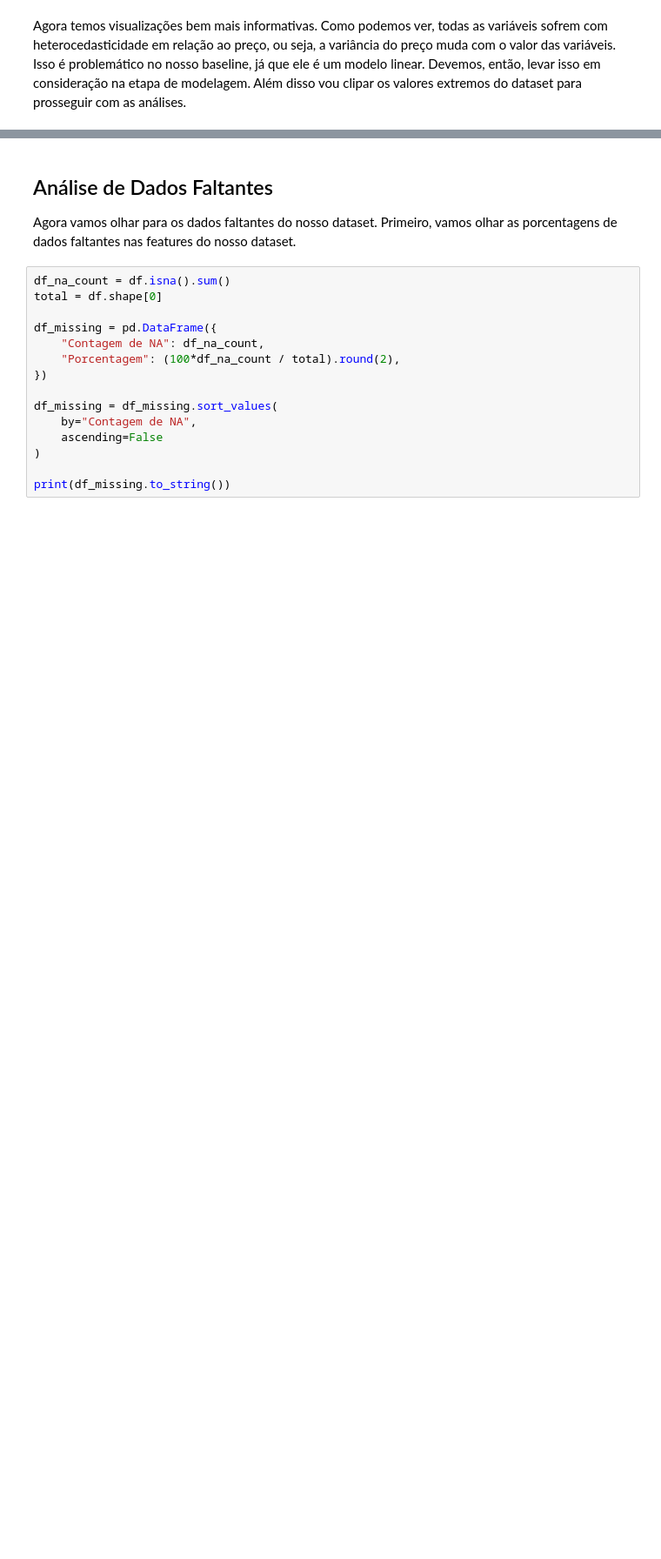
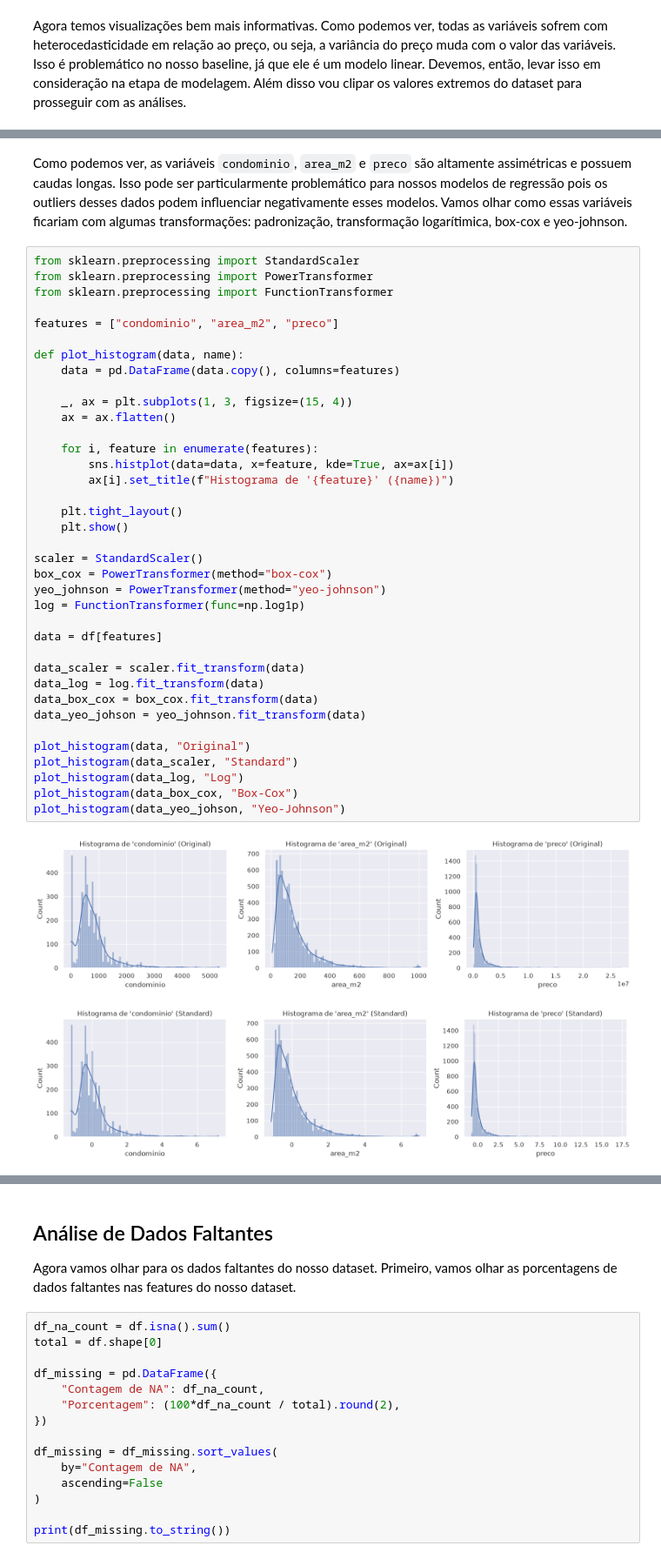
Before and after one commit to gauloish/meu-ape, a Jupyter notebook: notebooks/03_data_exploration.ipynb, the cells around one changed output, grey strips where cells are left out. Shown at 87% size. Cells and saved outputs as stored; diff of their text form; blank space fills up the shorter version.

```diff
--- a/notebooks/03_data_exploration.ipynb
+++ b/notebooks/03_data_exploration.ipynb
@@ -155,0 +176,42 @@ df[features] = df[features].clip(
+# %% [markdown]
+Como podemos ver, as variáveis `condominio`, `area_m2` e `preco` são altamente assimétricas e possuem caudas longas. Isso pode ser particularmente problemático para nossos modelos de regressão pois os outliers desses dados podem influenciar negativamente esses modelos. Vamos olhar como essas variáveis ficariam com algumas transformações: padronização, transformação logarítimica, box-cox e yeo-johnson.
+# %%
+from sklearn.preprocessing import StandardScaler
+from sklearn.preprocessing import PowerTransformer
+from sklearn.preprocessing import FunctionTransformer
+
+features = ["condominio", "area_m2", "preco"]
+
+def plot_histogram(data, name):
+    data = pd.DataFrame(data.copy(), columns=features)
+
+    _, ax = plt.subplots(1, 3, figsize=(15, 4))
+    ax = ax.flatten()
+
+    for i, feature in enumerate(features):
+        sns.histplot(data=data, x=feature, kde=True, ax=ax[i])
+        ax[i].set_title(f"Histograma de '{feature}' ({name})")
+
+    plt.tight_layout()
+    plt.show()
+
+scaler = StandardScaler()
+box_cox = PowerTransformer(method="box-cox")
+yeo_johnson = PowerTransformer(method="yeo-johnson")
+log = FunctionTransformer(func=np.log1p)
+
+data = df[features]
+
+data_scaler = scaler.fit_transform(data)
+data_log = log.fit_transform(data)
+data_box_cox = box_cox.fit_transform(data)
+data_yeo_johson = yeo_johnson.fit_transform(data)
+
+plot_histogram(data, "Original")
+plot_histogram(data_scaler, "Standard")
+plot_histogram(data_log, "Log")
+plot_histogram(data_box_cox, "Box-Cox")
+plot_histogram(data_yeo_johson, "Yeo-Johnson")
+# %% [output]
+[figure, added]
+[figure, added]
```
Also changed, not shown: parts of 23 cells of this notebook.
